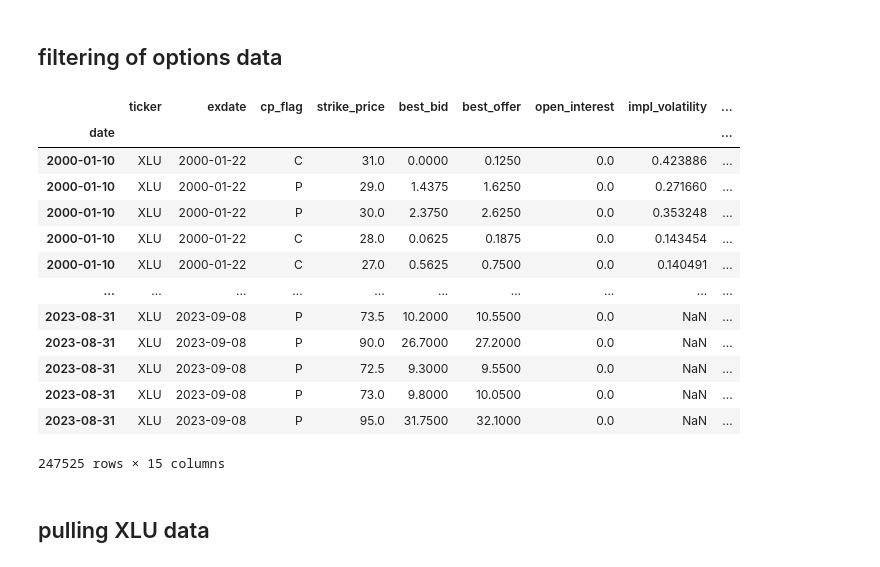
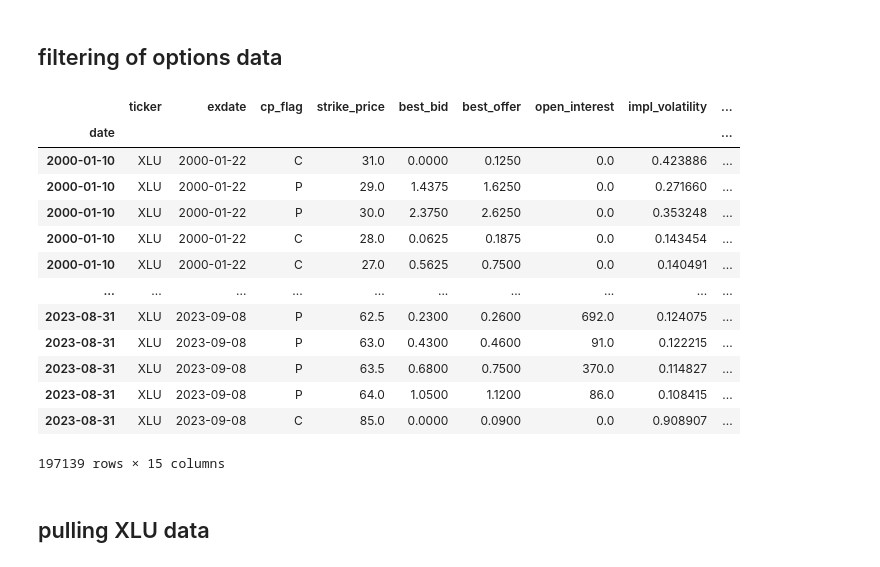
Before and after one commit to siruiliu-code/GARCH-X-Volatility-Modelling-with-Equity-Options-Trading, a Jupyter notebook: (1)megan_optimisation.ipynb, the cells around one changed output. Drawn from its saved outputs; the diff is of its cells as text; code cells hidden in the pictures.

```diff
--- a/(1)megan_optimisation.ipynb
+++ b/(1)megan_optimisation.ipynb
@@ -151,28 +151,30 @@ class OptionsBacktester:
 # %%
 day_map = {0: "Monday", 1: "Tuesday", 2: "Wednesday", 3: "Thursday", 4: "Friday", 5: "Saturday", 6: "Sunday"}
 
 xlu_options = pd.read_hdf("data/etf_options_data.hf5", key="XLU")
 xlu_options = xlu_options.set_index("date")
 xlu_options["strike_price"] = xlu_options["strike_price"] / 1000
 xlu_filtered_options = xlu_options.groupby("date").apply(lambda x: x.query("exdate == exdate.max()")).reset_index(level=0, drop=True)
 xlu_filtered_options["day"] = xlu_filtered_options.index.weekday.map(day_map)
 xlu_filtered_options["ex_day"] = xlu_filtered_options["exdate"].dt.weekday.map(day_map)
 xlu_filtered_options
+
+xlu_filtered_options.dropna()
 # %% [output]
 |  | ticker | exdate | cp_flag | strike_price | best_bid | best_offer | open_interest | impl_volatility | ... |
 | date |  |  |  |  |  |  |  |  | ... |
 | 2000-01-10 | XLU | 2000-01-22 | C | 31.0 | 0.0000 | 0.1250 | 0.0 | 0.423886 | ... |
 | 2000-01-10 | XLU | 2000-01-22 | P | 29.0 | 1.4375 | 1.6250 | 0.0 | 0.271660 | ... |
 | 2000-01-10 | XLU | 2000-01-22 | P | 30.0 | 2.3750 | 2.6250 | 0.0 | 0.353248 | ... |
 | 2000-01-10 | XLU | 2000-01-22 | C | 28.0 | 0.0625 | 0.1875 | 0.0 | 0.143454 | ... |
 | 2000-01-10 | XLU | 2000-01-22 | C | 27.0 | 0.5625 | 0.7500 | 0.0 | 0.140491 | ... |
 | ... | ... | ... | ... | ... | ... | ... | ... | ... | ... |
-| 2023-08-31 | XLU | 2023-09-08 | P | 73.5 | 10.2000 | 10.5500 | 0.0 | NaN | ... |
-| 2023-08-31 | XLU | 2023-09-08 | P | 90.0 | 26.7000 | 27.2000 | 0.0 | NaN | ... |
-| 2023-08-31 | XLU | 2023-09-08 | P | 72.5 | 9.3000 | 9.5500 | 0.0 | NaN | ... |
-| 2023-08-31 | XLU | 2023-09-08 | P | 73.0 | 9.8000 | 10.0500 | 0.0 | NaN | ... |
-| 2023-08-31 | XLU | 2023-09-08 | P | 95.0 | 31.7500 | 32.1000 | 0.0 | NaN | ... |
+| 2023-08-31 | XLU | 2023-09-08 | P | 62.5 | 0.2300 | 0.2600 | 692.0 | 0.124075 | ... |
+| 2023-08-31 | XLU | 2023-09-08 | P | 63.0 | 0.4300 | 0.4600 | 91.0 | 0.122215 | ... |
+| 2023-08-31 | XLU | 2023-09-08 | P | 63.5 | 0.6800 | 0.7500 | 370.0 | 0.114827 | ... |
+| 2023-08-31 | XLU | 2023-09-08 | P | 64.0 | 1.0500 | 1.1200 | 86.0 | 0.108415 | ... |
+| 2023-08-31 | XLU | 2023-09-08 | C | 85.0 | 0.0000 | 0.0900 | 0.0 | 0.908907 | ... |
-247525 rows × 15 columns
+197139 rows × 15 columns
 # %% [markdown]
 ## pulling XLU data
 # %%
```
Also changed, not shown: parts of 6 cells of this notebook.
